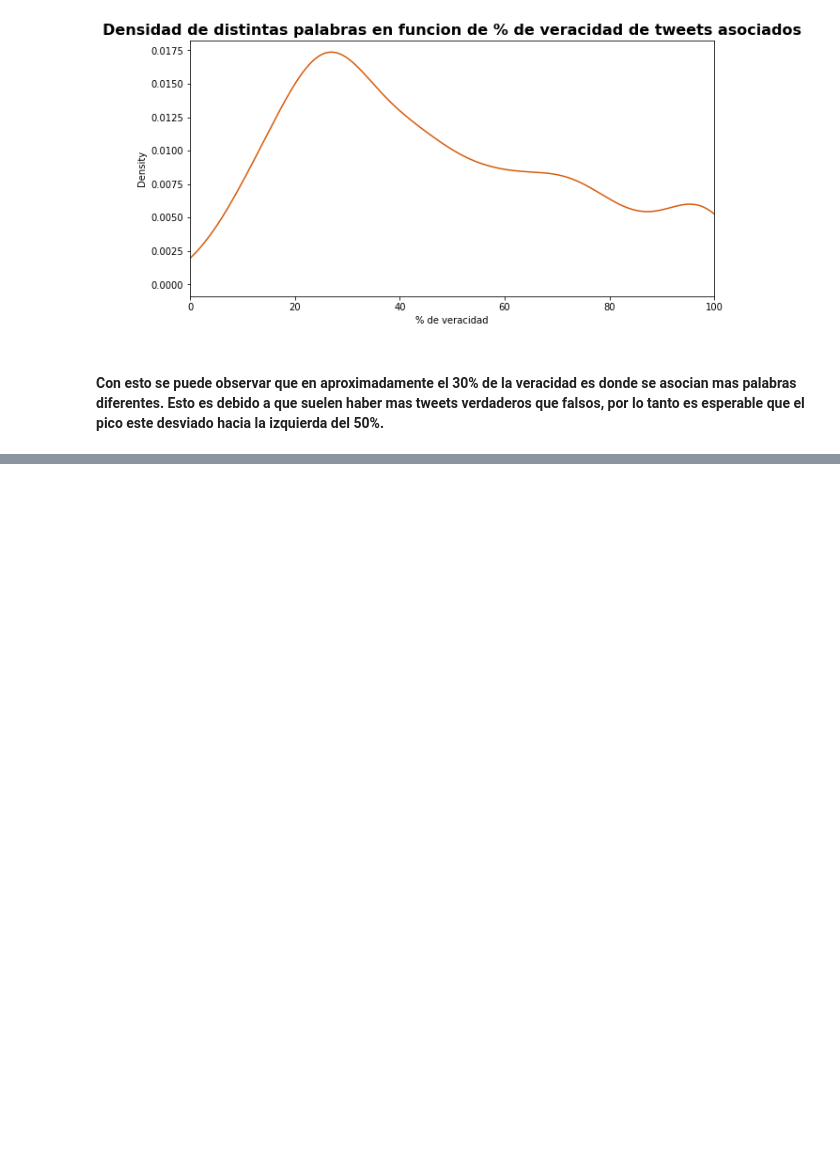
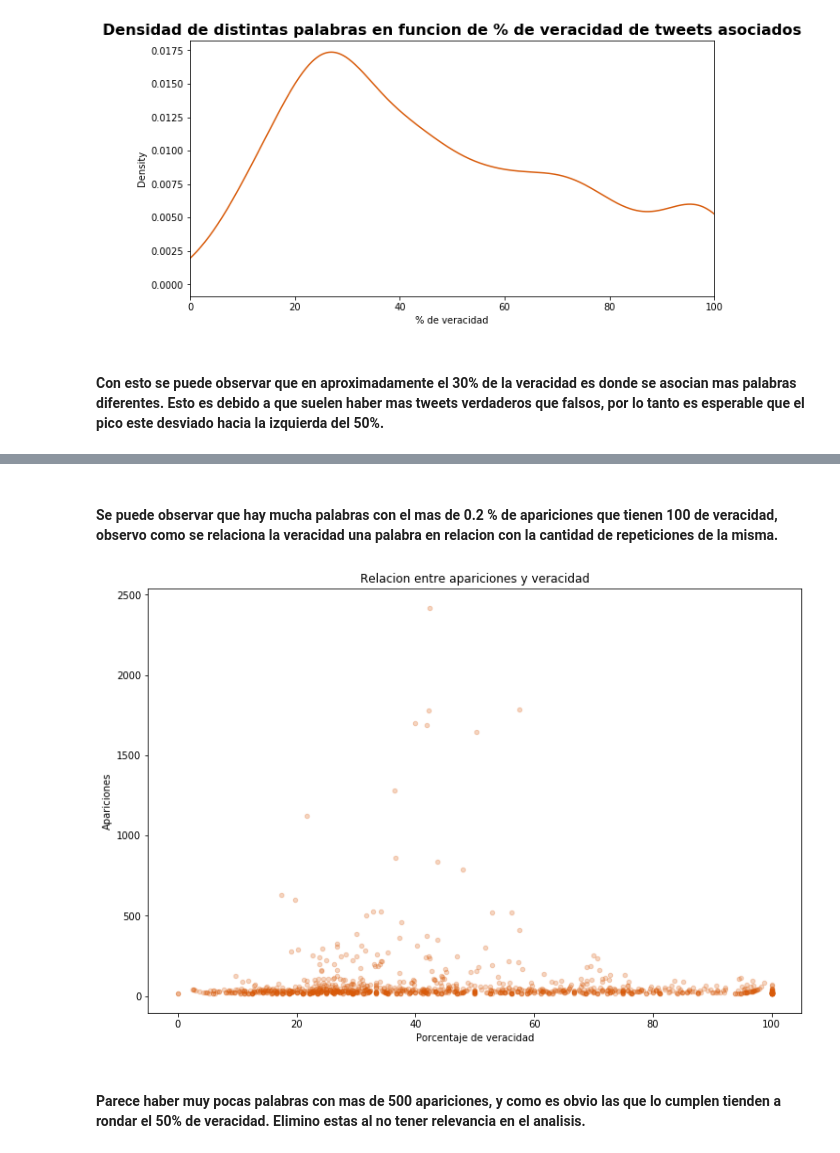
Before and after one commit to RiedelNicolas/TP1-Organizacion-de-Datos, a Jupyter notebook: Nico.ipynb, the cells around one changed output, grey strips where cells are left out. Saved outputs shown, nothing was run; the diff lists cells and outputs as text; code cells hidden in the pictures; blank space fills up the shorter version.

```diff
--- a/Nico.ipynb
+++ b/Nico.ipynb
@@ -346,0 +370,11 @@ agrupadas['porcentaje_veraces'].plot.kde(color = color , figsize=(10, 5));
+# %% [markdown]
+#### Se puede observar que hay mucha palabras con el mas de 0.2 % de apariciones que tienen 100 de veracidad, observo como se relaciona la veracidad una palabra en relacion con la cantidad de repeticiones de la misma.
+# %%
+agrupadas.plot.scatter('porcentaje_veraces','apariciones_totales', title='Relacion entre apariciones y veracidad',alpha=0.25,figsize=(12,8), color = color);
+ax=plt.gca()
+ax.set_ylabel('Apariciones')
+ax.set_xlabel('Porcentaje de veracidad');
+# %% [output]
+[figure, added]
+# %% [markdown]
+#### Parece haber muy pocas palabras con mas de 500 apariciones, y como es obvio las que lo cumplen tienden a rondar el 50% de veracidad. Elimino estas al no tener relevancia en el analisis.
```
Also changed, not shown: parts of 28 cells of this notebook.
